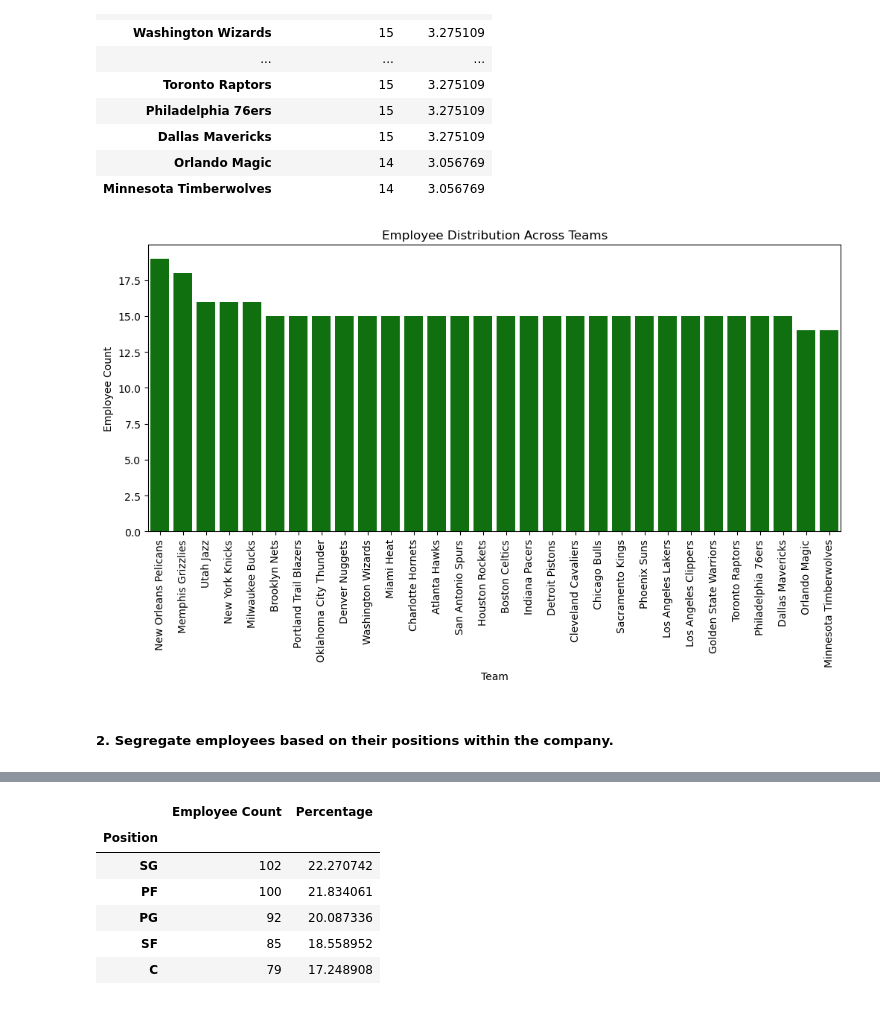
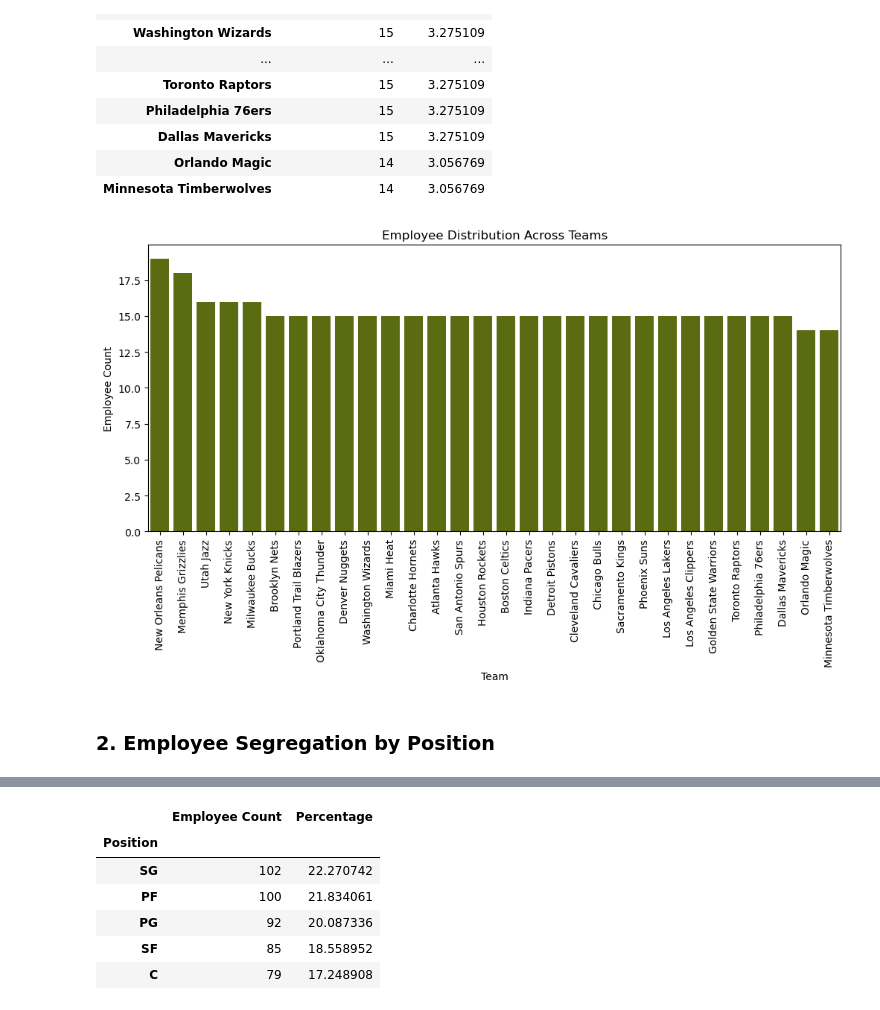
Before and after one commit to jumishafeeq/Python_Project, a Jupyter notebook: Python-Project.ipynb, the cells around one changed output, grey strips where cells are left out. Cells and saved outputs as stored; diff of their text form; code cells hidden in the pictures.

```diff
--- a/Python-Project.ipynb
+++ b/Python-Project.ipynb
@@ -151,19 +150,19 @@ team_distribution
 | Orlando Magic | 14 | 3.056769 |
 | Minnesota Timberwolves | 14 | 3.056769 |
 # %%
-# Visualization
+# Graphical representation
 
 plt.figure(figsize=(12, 5))
-sns.barplot(x=team_distribution.index, y=team_distribution["Employee count"], color='green')
+sns.barplot(x=team_distribution.index, y=team_distribution["Employee count"], color='#647a02')
 plt.xlabel("Team")
 plt.ylabel("Employee Count")
 plt.title('Employee Distribution Across Teams')
 plt.xticks(rotation=90)
 plt.show()
 # %% [output]
-[figure, old version]
+[figure, new version]
 # %% [markdown]
-##### 2. Segregate employees based on their positions within the company.
+### 2. Employee Segregation by Position
 # %%
 data
 # %% [output]
```
Also changed, not shown: parts of 23 cells of this notebook.
